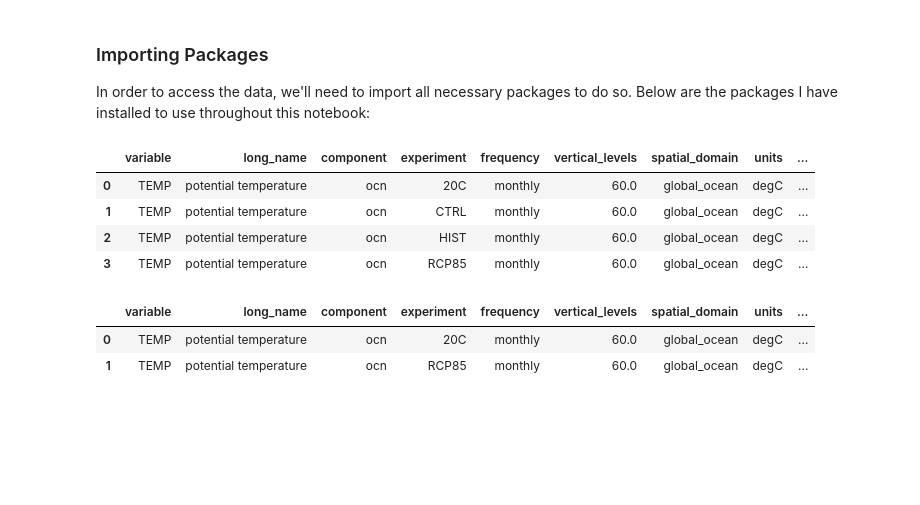
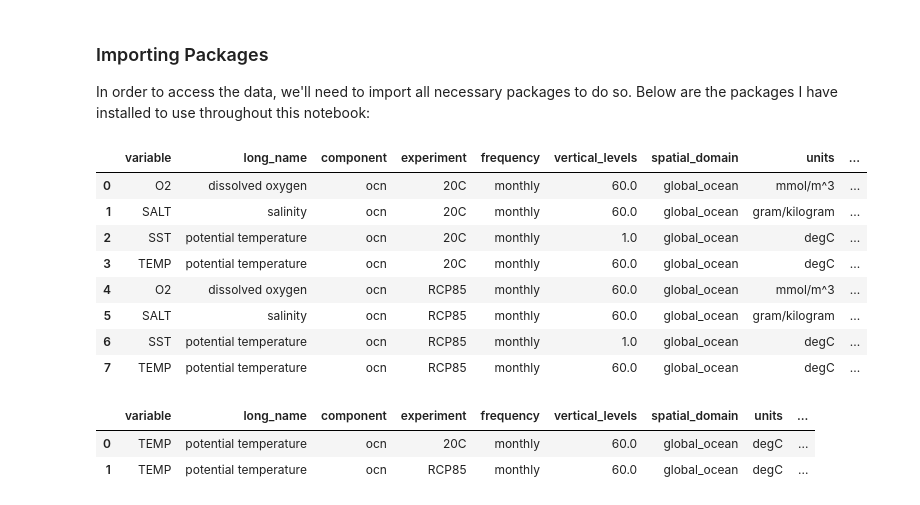
Before and after one commit to Channelislanders/toolkit, a Jupyter notebook: Vertical_profile.ipynb, the cells around one changed output. Saved outputs shown, nothing was run; the diff lists cells and outputs as text; code cells hidden in the pictures; blank space fills up the shorter version.

```diff
--- a/Vertical_profile.ipynb
+++ b/Vertical_profile.ipynb
@@ -73,12 +73,19 @@ grid_url="s3://ncar-cesm-lens/ocn/static/grid.zarr"
 # %%
 # Search for the sea surface variable, display the first few entries in the resulting data frame
 col.search(variable="TEMP").df
+
+# the experiments and variables we want to work with at a monthly frequency
+col.search(experiment = ["RCP85", "20C"], frequency = "monthly", variable = ["O2","SALT","TEMP","SST"]).df
 # %% [output]
 |  | variable | long_name | component | experiment | frequency | vertical_levels | spatial_domain | units | ... |
-| 0 | TEMP | potential temperature | ocn | 20C | monthly | 60.0 | global_ocean | degC | ... |
-| 1 | TEMP | potential temperature | ocn | CTRL | monthly | 60.0 | global_ocean | degC | ... |
-| 2 | TEMP | potential temperature | ocn | HIST | monthly | 60.0 | global_ocean | degC | ... |
-| 3 | TEMP | potential temperature | ocn | RCP85 | monthly | 60.0 | global_ocean | degC | ... |
+| 0 | O2 | dissolved oxygen | ocn | 20C | monthly | 60.0 | global_ocean | mmol/m^3 | ... |
+| 1 | SALT | salinity | ocn | 20C | monthly | 60.0 | global_ocean | gram/kilogram | ... |
+| 2 | SST | potential temperature | ocn | 20C | monthly | 1.0 | global_ocean | degC | ... |
+| 3 | TEMP | potential temperature | ocn | 20C | monthly | 60.0 | global_ocean | degC | ... |
+| 4 | O2 | dissolved oxygen | ocn | RCP85 | monthly | 60.0 | global_ocean | mmol/m^3 | ... |
+| 5 | SALT | salinity | ocn | RCP85 | monthly | 60.0 | global_ocean | gram/kilogram | ... |
+| 6 | SST | potential temperature | ocn | RCP85 | monthly | 1.0 | global_ocean | degC | ... |
+| 7 | TEMP | potential temperature | ocn | RCP85 | monthly | 60.0 | global_ocean | degC | ... |
 # %%
 # Get more detailed: search for monthly output for the 20th century and RCP8.5
 # ("HIST" is the 1850-1919 period, which is only in the first ensemble member, and "20C" is 1920-2005 which is common across all the other members)
```
Also changed, not shown: parts of 3 cells of this notebook.
